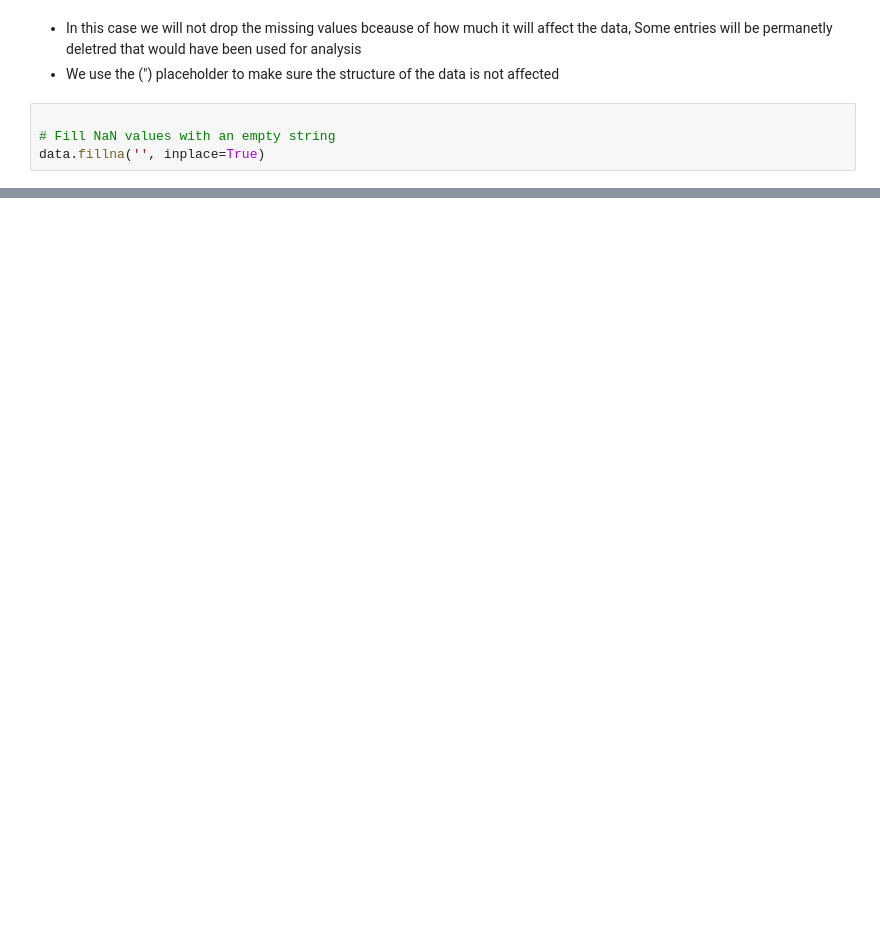
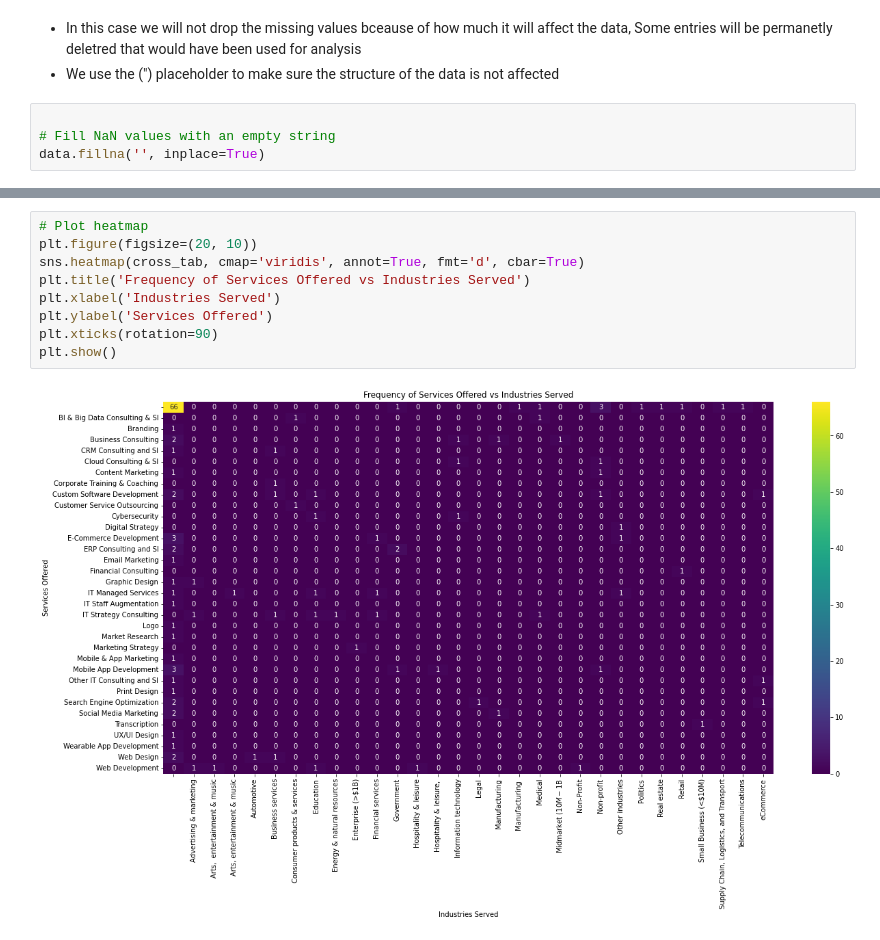
Before and after one commit to Edna722/Market-Analysis, a Jupyter notebook: Market Analysis.ipynb, the cells around one changed output, grey strips where cells are left out. Cells and saved outputs as stored; diff of their text form; blank space fills up the shorter version.

```diff
--- a/Market Analysis.ipynb
+++ b/Market Analysis.ipynb
@@ -182,0 +264,11 @@ data
+# %%
+# Plot heatmap
+plt.figure(figsize=(20, 10))
+sns.heatmap(cross_tab, cmap='viridis', annot=True, fmt='d', cbar=True)
+plt.title('Frequency of Services Offered vs Industries Served')
+plt.xlabel('Industries Served')
+plt.ylabel('Services Offered')
+plt.xticks(rotation=90)
+plt.show()
+# %% [output]
+[figure, added]
```
Also changed, not shown: parts of 42 cells of this notebook.
